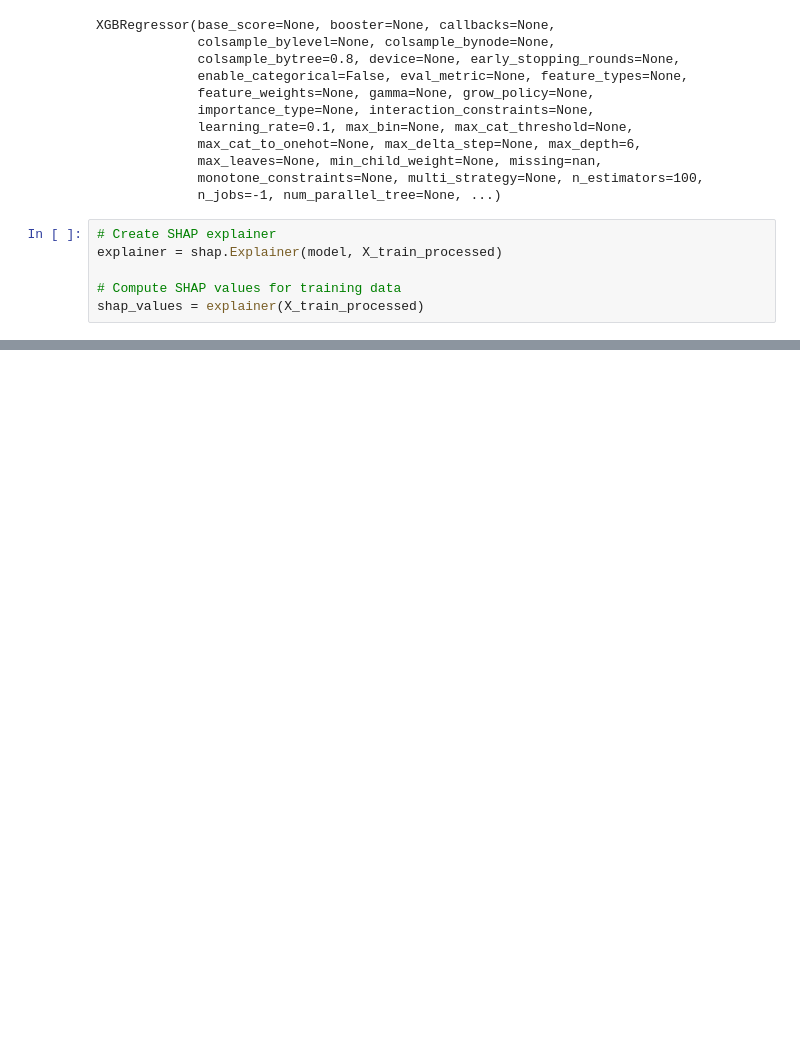
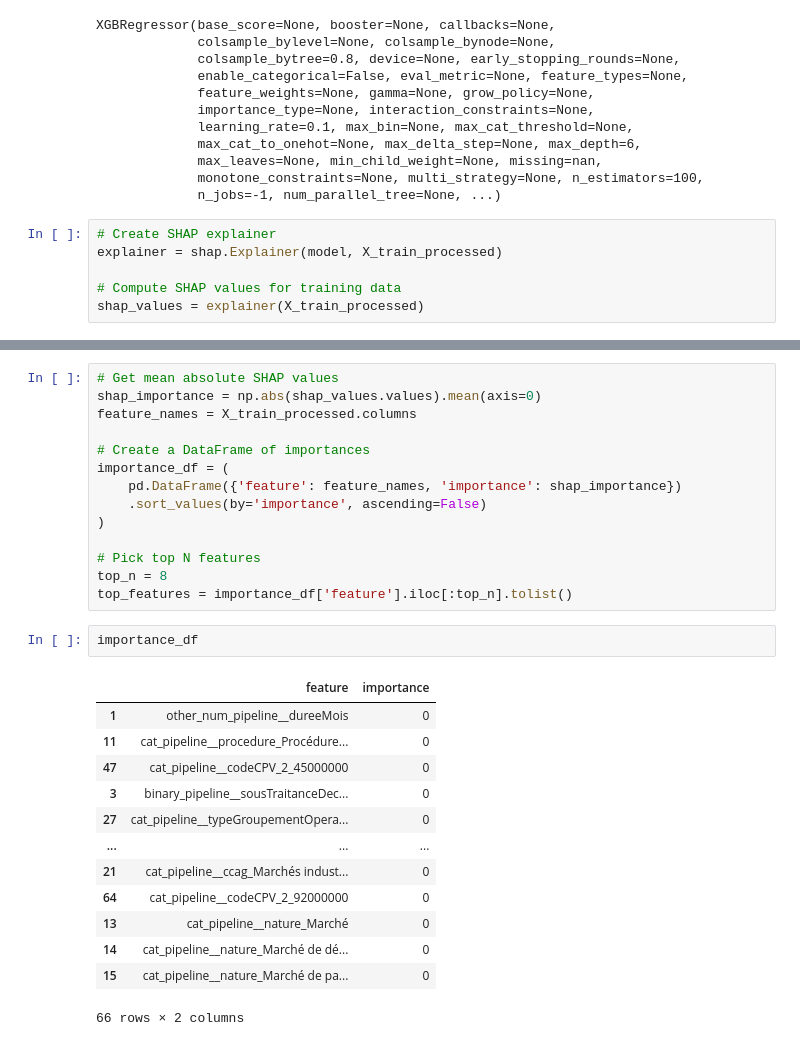
Before and after one commit to RonanB400/decp_ml, a Jupyter notebook: notebooks/JH_process-and-model.ipynb, the cells around one changed output, grey strips where cells are left out. Saved outputs shown, nothing was run; the diff lists cells and outputs as text; blank space fills up the shorter version.

```diff
--- a/notebooks/JH_process-and-model.ipynb
+++ b/notebooks/JH_process-and-model.ipynb
@@ -363,0 +368,30 @@ shap_values = explainer(X_train_processed)
+# %%
+# Get mean absolute SHAP values
+shap_importance = np.abs(shap_values.values).mean(axis=0)
+feature_names = X_train_processed.columns
+
+# Create a DataFrame of importances
+importance_df = (
+    pd.DataFrame({'feature': feature_names, 'importance': shap_importance})
+    .sort_values(by='importance', ascending=False)
+)
+
+# Pick top N features
+top_n = 8
+top_features = importance_df['feature'].iloc[:top_n].tolist()
+# %%
+importance_df
+# %% [output]
+|  | feature | importance |
+| 1 | other_num_pipeline__dureeMois | 0 |
+| 11 | cat_pipeline__procedure_Procédure... | 0 |
+| 47 | cat_pipeline__codeCPV_2_45000000 | 0 |
+| 3 | binary_pipeline__sousTraitanceDec... | 0 |
+| 27 | cat_pipeline__typeGroupementOpera... | 0 |
+| ... | ... | ... |
+| 21 | cat_pipeline__ccag_Marchés indust... | 0 |
+| 64 | cat_pipeline__codeCPV_2_92000000 | 0 |
+| 13 | cat_pipeline__nature_Marché | 0 |
+| 14 | cat_pipeline__nature_Marché de dé... | 0 |
+| 15 | cat_pipeline__nature_Marché de pa... | 0 |
+66 rows × 2 columns
```
Also changed, not shown: parts of 10 cells of this notebook.
